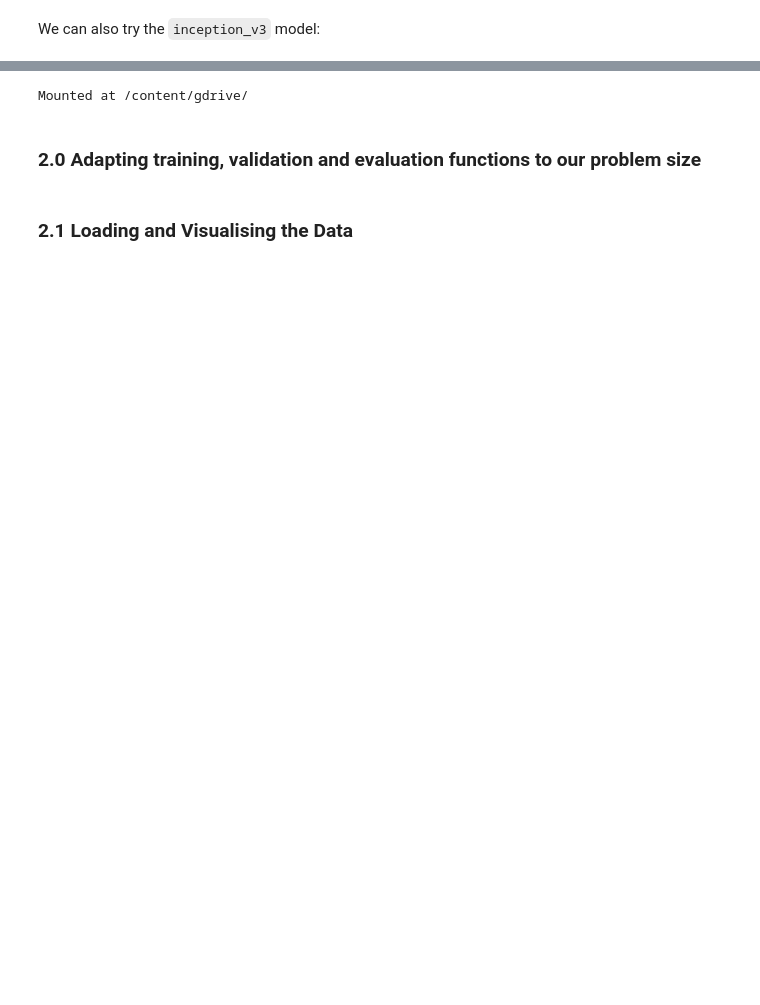
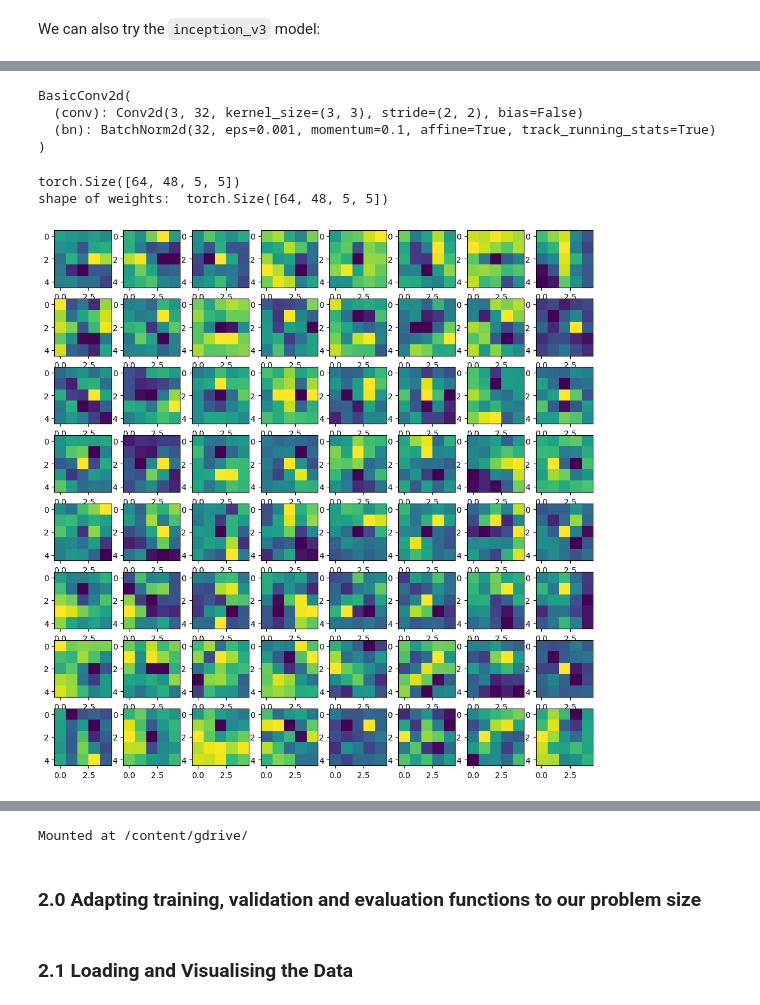
Before and after one commit to acse-jp2923/deep-learning, a Jupyter notebook: Day05-CNNs_part2/Day05-CNNs_part2_afternoon_exercises.ipynb, the cells around one changed output, grey strips where cells are left out. Cells and saved outputs as stored; diff of their text form; code cells hidden in the pictures; blank space fills up the shorter version.

```diff
--- a/Day05-CNNs_part2/Day05-CNNs_part2_afternoon_exercises.ipynb
+++ b/Day05-CNNs_part2/Day05-CNNs_part2_afternoon_exercises.ipynb
@@ -196,0 +253,6 @@ We can also try the `inception_v3` model:
+# %%
+inception = models.inception_v3(pretrained=True).to(device)
+### print it
+print(inception)
+### print the summary
+summary(inception, input_size=(3,300,300))
@@ -197,3 +278,37 @@ We can also try the `inception_v3` model:
+# %%
+inception.Conv2d_1a_3x3
+# %% [output]
+BasicConv2d(
+  (conv): Conv2d(3, 32, kernel_size=(3, 3), stride=(2, 2), bias=False)
+  (bn): BatchNorm2d(32, eps=0.001, momentum=0.1, affine=True, track_running_stats=True)
+)
+# %%
+deep_layer = inception.Mixed_5d.branch5x5_2.conv
+### print first layer
+weights = deep_layer.weight.data
+print(weights.shape) ### print shape of weights
+
+# Normalisation for plotting because imshow does not like negative values
+min_w, max_w =  weights.min(), weights.max()
+weights -= min_w
+weights /= (max_w-min_w)
+
+print('shape of weights: ', weights.shape)
+
+fig, axarr = plt.subplots(8, 8, figsize=(12, 12))
+axarr = axarr.flatten()
+
+# for ax, kernel in zip(axarr, weights.cpu().numpy()):   # plot the three channels at the same
+#   ax.imshow(np.swapaxes(kernel, 0, 2))                 # time as an RGB image
+  # ax.imshow(kernel)                                  # imshow does not like this shape (that's why we swap the axes in the line above)
+
+
+for ax, kernel in zip(axarr, weights[:,1,:,:].cpu().numpy()):  # plot one channel at a time
+  ax.imshow(kernel)                                            # (second dimension of the tensor)
+# %% [output]
+torch.Size([64, 48, 5, 5])
+shape of weights:  torch.Size([64, 48, 5, 5])
+[figure, added]
 # %% [markdown]
 ## 2. Transfer learning from ImageNet to Bees and Ants
 \[*adapted from [this PyTorch tutorial](https://pytorch.org/tutorials/beginner/transfer_learning_tutorial.html)*\]
```
Also changed, not shown: parts of 21 cells of this notebook.
